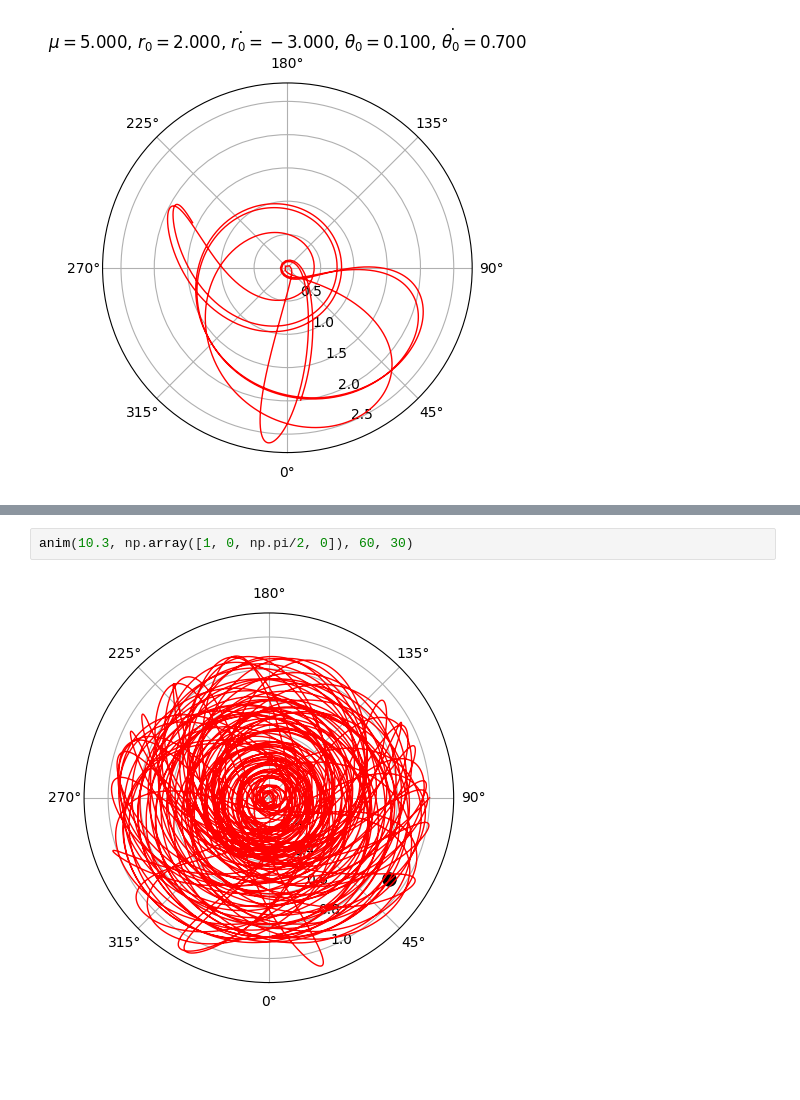
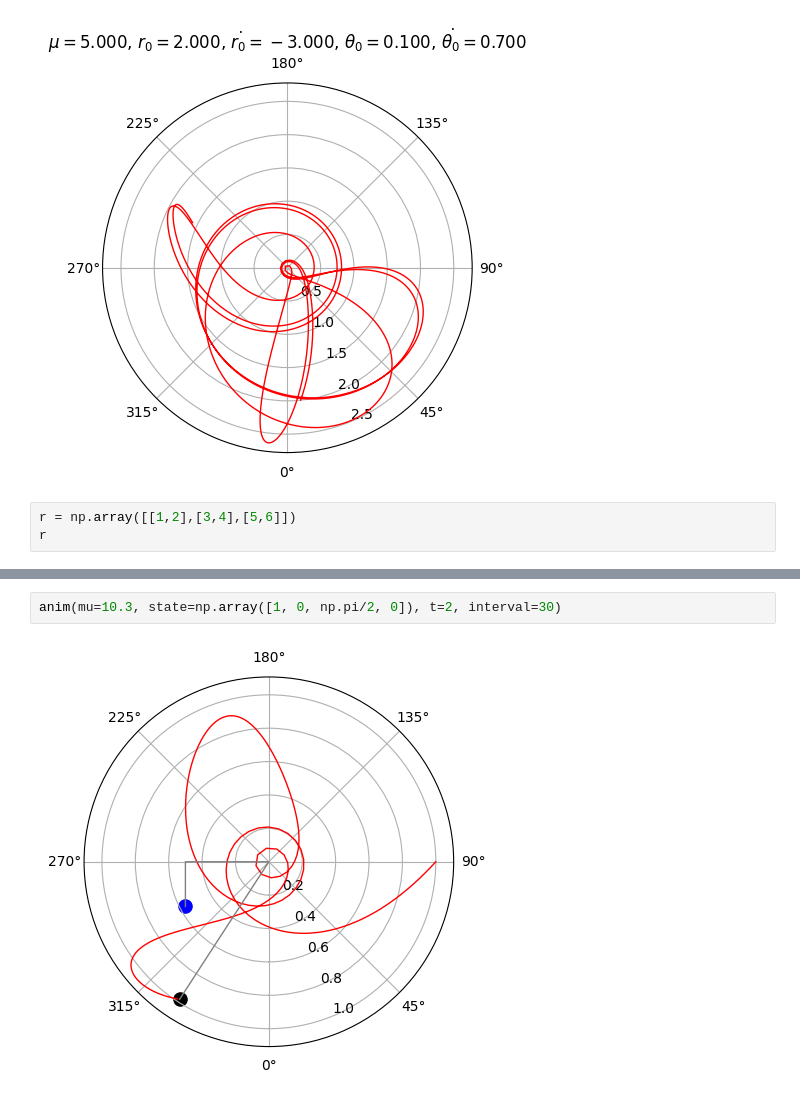
Before and after one commit to pgot/swingingatwood, a Jupyter notebook: main.ipynb, the cells around one changed output, grey strips where cells are left out. Saved outputs shown, nothing was run; the diff lists cells and outputs as text; blank space fills up the shorter version.

```diff
--- a/main.ipynb
+++ b/main.ipynb
@@ -86,3 +96,6 @@ array([[ 2.        ,  1.9849202 ,  1.96968082, ...,  1.60187449,
        [ 0.7       ,  0.70815676,  0.71652971, ...,  0.96348537,
          1.00622627,  1.05031802]])
 [figure]
+# %%
+r = np.array([[1,2],[3,4],[5,6]])
+r
@@ -111,6 +175,6 @@ def anim(mu, state, t, interval):
         filename = "example_mu%.3f_%s.gif" % (mu, i)
     ani.save(filename=filename, writer="pillow", fps=int(1000/interval))
 # %%
-anim(10.3, np.array([1, 0, np.pi/2, 0]), 60, 30)
+anim(mu=10.3, state=np.array([1, 0, np.pi/2, 0]), t=2, interval=30)
 # %% [output]
-[figure, old version]
+[figure, new version]
```
Also changed, not shown: parts of 3 cells of this notebook.
